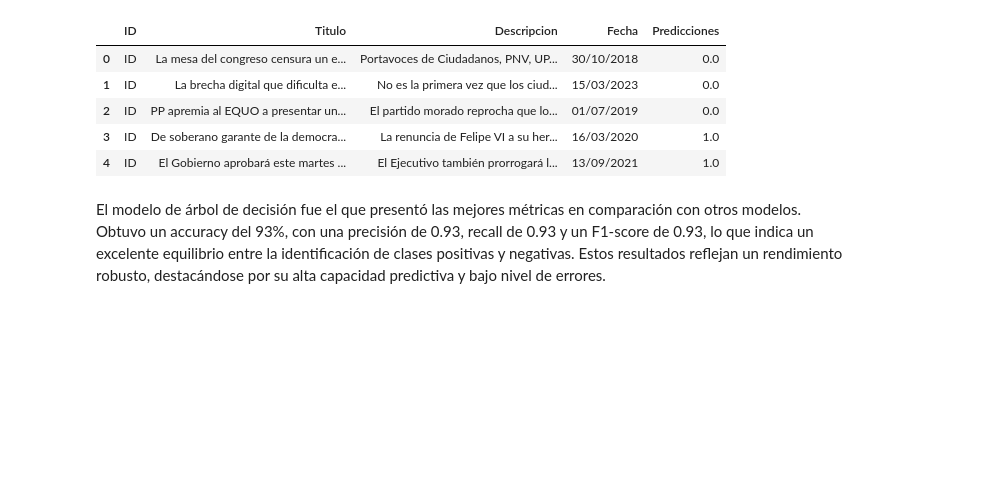
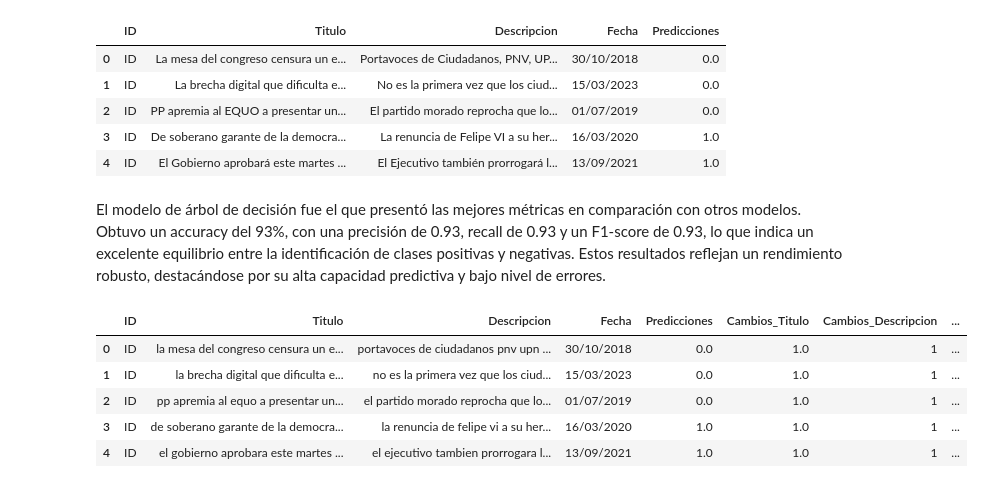
Before and after one commit to andreschaparr0/Proyecto01-BI, a Jupyter notebook: Proyecto 1/Proyecto1.ipynb, the cells around one changed output. Cells and saved outputs as stored; diff of their text form; code cells hidden in the pictures; blank space fills up the shorter version.

```diff
--- a/Proyecto 1/Proyecto1.ipynb
+++ b/Proyecto 1/Proyecto1.ipynb
@@ -1017,3 +1065,26 @@ df_resultado.head()
 | 4 | ID | El Gobierno aprobará este martes ... | El Ejecutivo también prorrogará l... | 13/09/2021 | 1.0 |
 # %% [markdown]
 El modelo de árbol de decisión fue el que presentó las mejores métricas en comparación con otros modelos. Obtuvo un accuracy del 93%, con una precisión de 0.93, recall de 0.93 y un F1-score de 0.93, lo que indica un excelente equilibrio entre la identificación de clases positivas y negativas. Estos resultados reflejan un rendimiento robusto, destacándose por su alta capacidad predictiva y bajo nivel de errores.
+# %%
+# importa el archivo de predicciones de arboles de decisión
+df_resultado = pd.read_excel("prediccionesArbol.xlsx")
+
+df_resultado[['Titulo', 'Cambios_Titulo']] = df_resultado['Titulo'].apply(lambda x: pd.Series(limpiar_texto(x)))
+df_resultado[['Descripcion', 'Cambios_Descripcion']] = df_resultado['Descripcion'].apply(lambda x: pd.Series(limpiar_texto(x)))
+
+df_resultado = tokenizar_texto(df_resultado)
+
+df_resultado['Tokens_Titulo_Sin_Ruido']=df_resultado['Tokens_Titulo'].apply(preprocessing)
+df_resultado['Tokens_Descripcion_Sin_Ruido']=df_resultado['Tokens_Descripcion'].apply(preprocessing)
+
+df_resultado['Tokens_Combinados_Sin_Ruido'] = df_resultado['Tokens_Titulo_Sin_Ruido'] + data_original_6['Tokens_Descripcion_Sin_Ruido']
+df_resultado['Tokens_Combinados_Sin_Ruido'] = df_resultado['Tokens_Combinados_Sin_Ruido'].apply(lambda x: sorted(set(x), key=x.index))
+
+df_resultado.head()
+# %% [output]
+|  | ID | Titulo | Descripcion | Fecha | Predicciones | Cambios_Titulo | Cambios_Descripcion | ... |
+| 0 | ID | la mesa del congreso censura un e... | portavoces de ciudadanos pnv upn ... | 30/10/2018 | 0.0 | 1.0 | 1 | ... |
+| 1 | ID | la brecha digital que dificulta e... | no es la primera vez que los ciud... | 15/03/2023 | 0.0 | 1.0 | 1 | ... |
+| 2 | ID | pp apremia al equo a presentar un... | el partido morado reprocha que lo... | 01/07/2019 | 0.0 | 1.0 | 1 | ... |
+| 3 | ID | de soberano garante de la democra... | la renuncia de felipe vi a su her... | 16/03/2020 | 1.0 | 1.0 | 1 | ... |
+| 4 | ID | el gobierno aprobara este martes ... | el ejecutivo tambien prorrogara l... | 13/09/2021 | 1.0 | 1.0 | 1 | ... |
```
Also changed, not shown: parts of 7 cells of this notebook.
